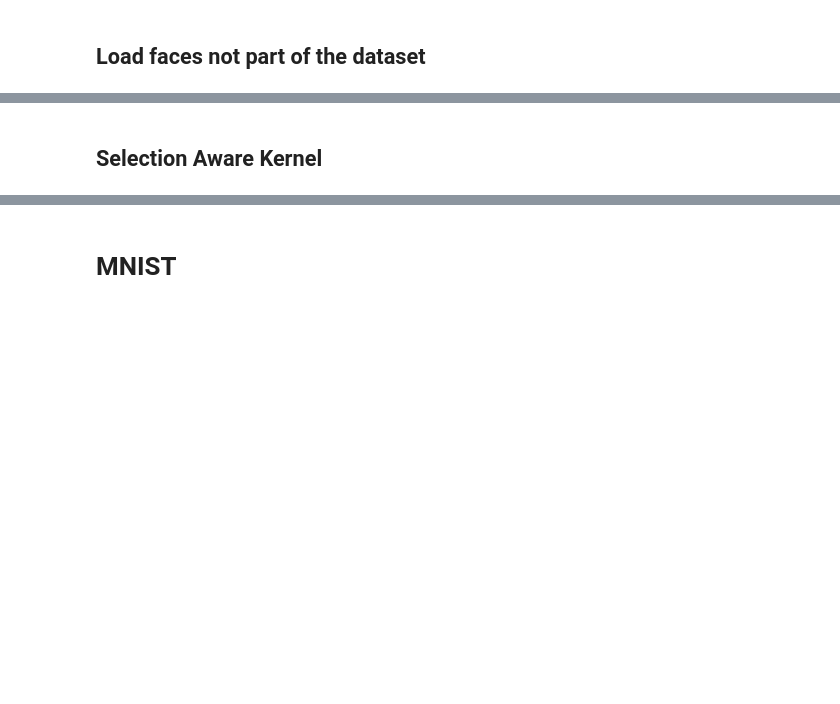
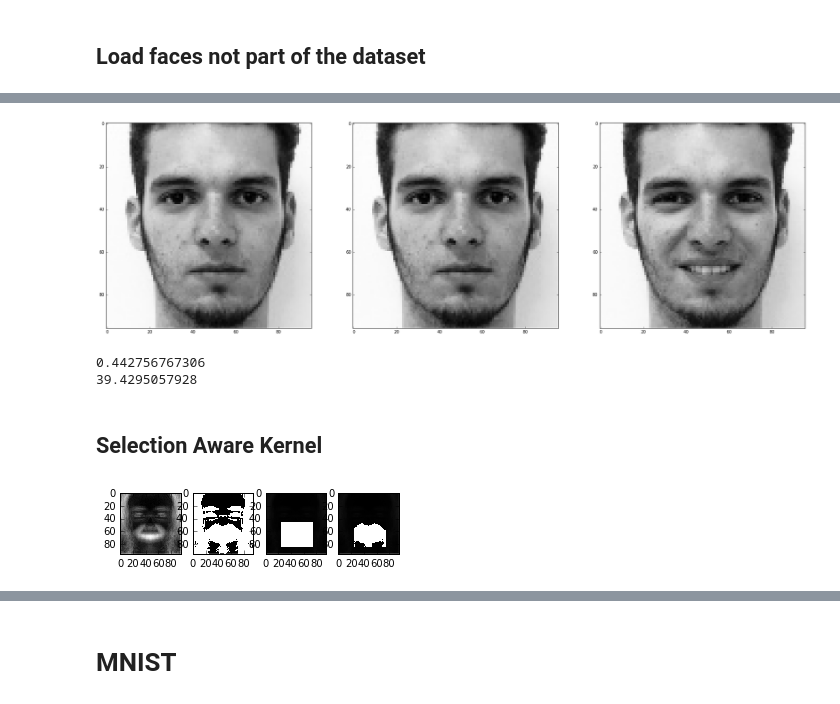
Before and after one commit to ehlemur-zz/BP, a Jupyter notebook: SOP Scratchpad.ipynb, the cells around one changed output, grey strips where cells are left out. Cells and saved outputs as stored; diff of their text form; code cells hidden in the pictures; blank space fills up the shorter version.

```diff
--- a/SOP Scratchpad.ipynb
+++ b/SOP Scratchpad.ipynb
@@ -138,8 +155,8 @@ FACES_SHAPE = (96, 96)
 NEUTRAL_FACES_GLOB = 'faces/*a*'  # Select all the neutral faces
 SMILING_FACES_GLOB = 'faces/*b*'  # Select all the smiling faces
 
-FACES_SPLIT = 185
-FACES_REPEAT = 1
+FACES_SPLIT = 150
+FACES_REPEAT = 2
 FACES_DISTORTION = .05
 # %% [markdown]
 ## Load Faces
@@ -185,0 +205,33 @@ panther_face = spImage.imread('../panther.jpeg', flatten=True).reshape(1, 9216)
+# %%
+class MeanRBF:
+  def __init__(self, inp, out, s=40, epochs=500):
+    self.rr = sklLinear.Ridge(alpha=40).fit(inp, out - inp)
+    self.data = np.append(out, -inp, axis=0) / inp.shape[0]
+    self.s = s
+    self.epochs = epochs
+  def __call__(self, X):
+    _, J = drbf(X, np.append(self.data, X, axis=0), self.s)
+    J = np.sum(J, axis=1).T
+    J = (J / np.sqrt(np.sum(J**2, axis=0))).T
+    return np.sum(_, axis=1), J
+  def predict(self, X):
+    X0 = Y0 = X
+    lambda0 = 0
+    gamma0 = 0
+    for epoch in xrange(self.epochs):
+      F, J = self(X0)
+      if epoch % 10 == 0:
+        print epoch + 1, F
+      step = (epoch + 1) ** -.2
+      Y1 = X0 + step * J
+      lambda1 = .5 + (1 + 4 * lambda0**2)**.5 / 2
+      gamma1 = (1 - lambda0) / lambda1
+      X1 = (1 - gamma1) * Y1 + gamma1 * Y0
+      X0 = X1
+      Y0 = Y1
+
+    return normalize(X0)
+
+mean_rbf = MeanRBF(neutral_training, smiling_training)
+with Timer("training MeanRBF"):
+  pred = mean_rbf.predict(neutral_test)
@@ -186,3 +256,11 @@ panther_face = spImage.imread('../panther.jpeg', flatten=True).reshape(1, 9216)
+# %%
+plot_many(FACES_SHAPE, 3, neutral_test[:1], pred[:5], smiling_test[:5])
+print MSE(pred, neutral_test)
+print MSE(pred, smiling_test)
+# %% [output]
+[figure, added]
+0.442756767306
+39.4295057928
 # %% [markdown]
 ## Selection Aware Kernel
 # %%
@@ -204,15 +282,10 @@ C = std.copy()
 C[indices_selected] = 2
 
 plt.rcParams['figure.figsize'] = (5.0, 5.0)
-plt.imshow(std.reshape(96,96), interpolation='none')
-plt.show()
-plt.imshow(A.reshape(96,96), interpolation='none')
-plt.show()
-plt.imshow(B.reshape(96,96), interpolation='none')
-plt.show()
-plt.imshow(C.reshape(96,96), interpolation='none')
-plt.show()
+plot_many(FACES_SHAPE, 4, std, A, B, C)
 plt.rcParams['figure.figsize'] = (30.0, 30.0)
+# %% [output]
+[figure, added]
 # %%
 class SelectionAware:
   def __init__(self, selection=set(), alpha=.98):
```
Also changed, not shown: parts of 13 cells of this notebook.
